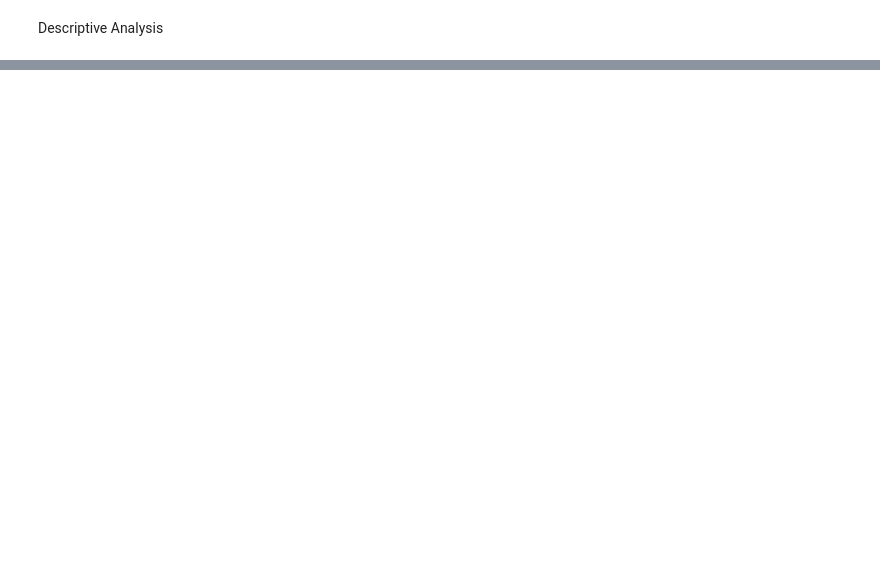
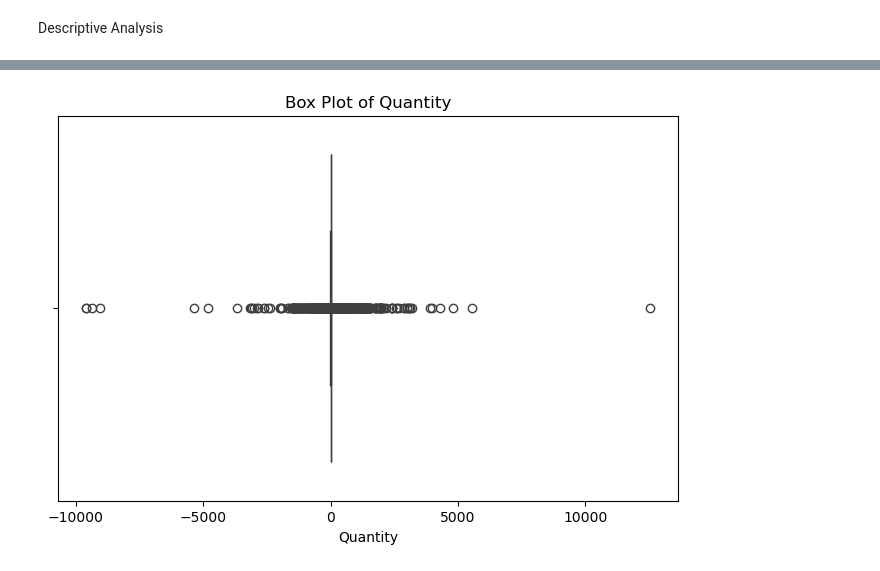
Before and after one commit to BihaniM/portfolio-project-1, a Jupyter notebook: Portfolio_project.ipynb, the cells around one changed output, grey strips where cells are left out. Cells and saved outputs as stored; diff of their text form; code cells hidden in the pictures; blank space fills up the shorter version.

```diff
--- a/Portfolio_project.ipynb
+++ b/Portfolio_project.ipynb
@@ -148,0 +179,22 @@ Descriptive Analysis
+# %%
+# from the above box plot, we can see that there are 4 outliers, seems like incorrectly added a large quantity and removed it by adding - values.
+# Identify the 2 largest Quantity values
+largest_2 = df.nlargest(2, 'Quantity')
+
+# Identify the 2 smallest Quantity values
+smallest_2 = df.nsmallest(2, 'Quantity')
+
+# Combine them into one DataFrame
+outliers = pd.concat([largest_2, smallest_2])
+
+# Drop them from the main DataFrame
+df = df.drop(outliers.index)
+# %%
+# Plot a box plot of the Quantity column
+plt.figure(figsize=(8, 5))
+
+sns.boxplot(x=df['Quantity'])
+plt.title("Box Plot of Quantity")
+plt.show()
+# %% [output]
+[figure, added]
```
Also changed, not shown: parts of 12 cells of this notebook.
